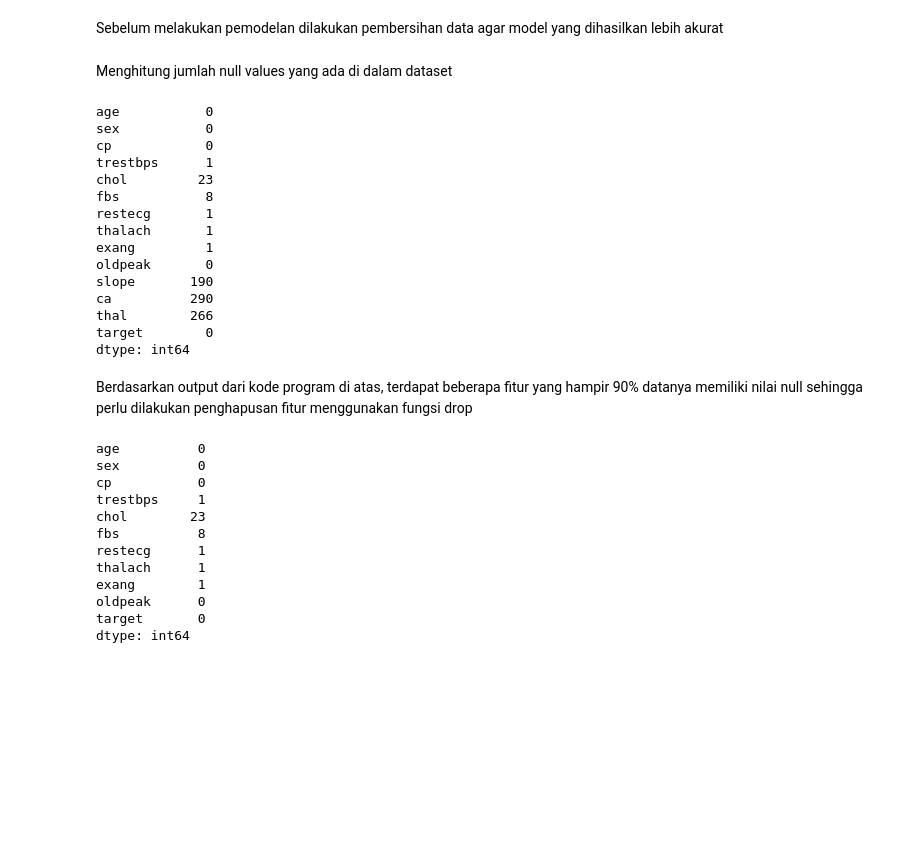
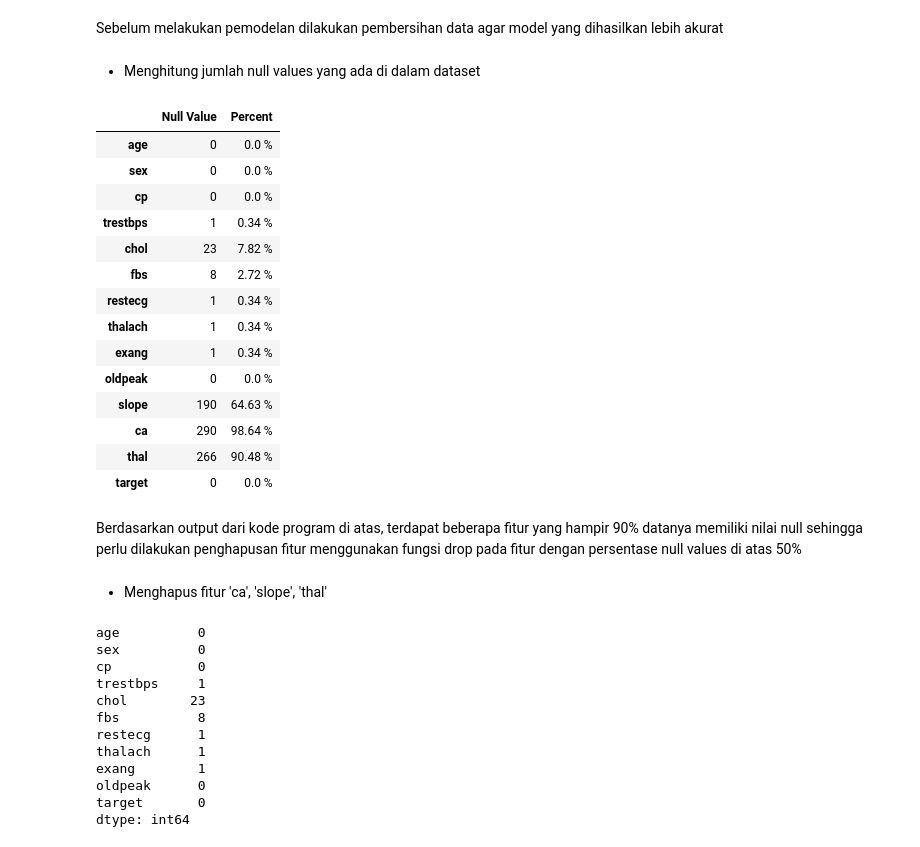
Before and after one commit to kireikharisma/Bimbingan-Karir-DS01, a Jupyter notebook: BK_Data_Science_A11_2020_13106.ipynb, the cells around one changed output. Saved outputs shown, nothing was run; the diff lists cells and outputs as text; code cells hidden in the pictures; blank space fills up the shorter version.

```diff
--- a/BK_Data_Science_A11_2020_13106.ipynb
+++ b/BK_Data_Science_A11_2020_13106.ipynb
@@ -280,27 +323,31 @@ Name: count, dtype: int64
 # %% [markdown]
 Sebelum melakukan pemodelan dilakukan pembersihan data agar model yang dihasilkan lebih akurat
 # %% [markdown]
-Menghitung jumlah null values yang ada di dalam dataset
+- Menghitung jumlah null values yang ada di dalam dataset
-# %%
-df_selected.isnull().sum()
-# %% [output]
-age           0
-sex           0
-cp            0
-trestbps      1
-chol         23
-fbs           8
-restecg       1
-thalach       1
-exang         1
-oldpeak       0
-slope       190
-ca          290
-thal        266
-target        0
-dtype: int64
+# %%
+#df_selected.isnull().sum()
+
+pd.DataFrame({"Null Value":df_selected.isna().sum(), "Percent":df_selected.apply(lambda x: f'{((x.isnull().sum()/df_selected.shape[0])*100).round(2)} %')})
+# %% [output]
+|  | Null Value | Percent |
+| age | 0 | 0.0 % |
+| sex | 0 | 0.0 % |
+| cp | 0 | 0.0 % |
+| trestbps | 1 | 0.34 % |
+| chol | 23 | 7.82 % |
+| fbs | 8 | 2.72 % |
+| restecg | 1 | 0.34 % |
+| thalach | 1 | 0.34 % |
+| exang | 1 | 0.34 % |
+| oldpeak | 0 | 0.0 % |
+| slope | 190 | 64.63 % |
+| ca | 290 | 98.64 % |
+| thal | 266 | 90.48 % |
+| target | 0 | 0.0 % |
 # %% [markdown]
-Berdasarkan output dari kode program di atas, terdapat beberapa fitur yang hampir 90% datanya memiliki nilai null sehingga perlu dilakukan penghapusan fitur menggunakan fungsi drop
+Berdasarkan output dari kode program di atas, terdapat beberapa fitur yang hampir 90% datanya memiliki nilai null sehingga perlu dilakukan penghapusan fitur menggunakan fungsi drop pada fitur dengan persentase null values di atas 50%
+# %% [markdown]
+- Menghapus fitur 'ca', 'slope', 'thal'
 # %%
 columnns_to_drop = ['ca', 'slope', 'thal']
 df_selected = df_selected.drop(columnns_to_drop, axis=1)
```
Also changed, not shown: parts of 93 cells of this notebook, 3 other files.
